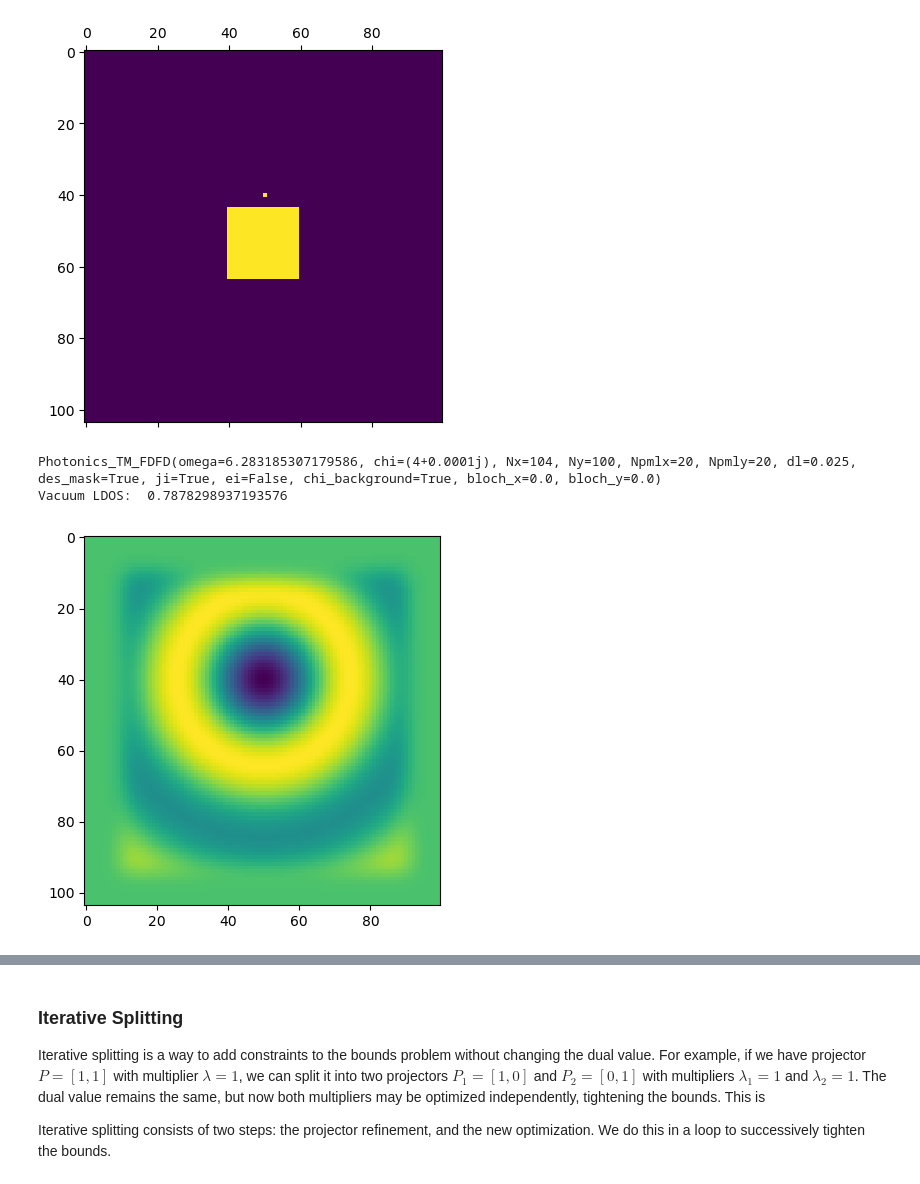
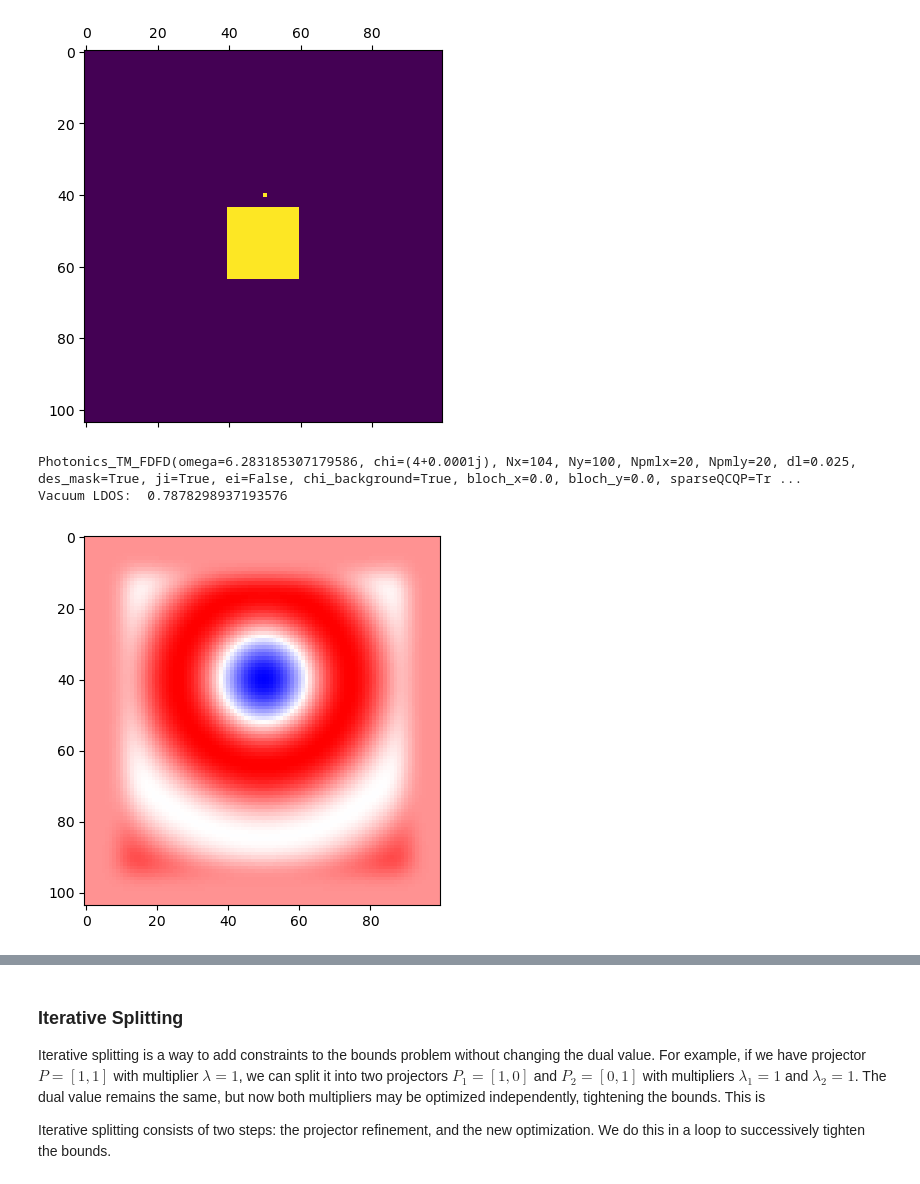
Before and after one commit to rjustincardona/dolphindes, a Jupyter notebook: examples/limits/LDOS.ipynb, the cells around one changed output, grey strips where cells are left out. Saved outputs shown, nothing was run; the diff lists cells and outputs as text; code cells hidden in the pictures.

```diff
--- a/examples/limits/LDOS.ipynb
+++ b/examples/limits/LDOS.ipynb
@@ -67,21 +67,22 @@ plt.matshow(design_mask + np.real(ji)*dl*dl) # visualize where the mask and the
 # %%
 # Let's now initiate the photonics TM FDFD class. Leave the objective empty for now, let's use the class to compute the source field first.
 # s0 and A0 do not have to be passed now, and in general don't need to be passed to do some EM calculations.
+# note that we are specifying the sparse QCQP convention with sparseQCQP=True
 ldos_problem = photonics.Photonics_TM_FDFD(omega = omega, chi = chi, grid_size = (Nx, Ny), pml_size = (Npmlx, Npmly), dl = dl,
     des_mask = design_mask, ji=ji, chi_background=chi_background, sparseQCQP=True, A0=None, s0=None, c0=0.0)
 
 # You can print the ldos problem to see the attributes.
 print(ldos_problem)
 
 ei = ldos_problem.get_ei(ji, update=True) # update = true sets the ei to the source field. Not required if you just need to do a Maxwell solve.
-plt.imshow(np.real(ei))
+plt.imshow(np.real(ei), cmap='bwr')
 
 vac_ldos = -np.sum(1/2 * np.real(ji.conj() * ei) * dl * dl)
 print("Vacuum LDOS: ", vac_ldos)
 # %% [output]
-Photonics_TM_FDFD(omega=6.283185307179586, chi=(4+0.0001j), Nx=104, Ny=100, Npmlx=20, Npmly=20, dl=0.025, des_mask=True, ji=True, ei=False, chi_background=True, bloch_x=0.0, bloch_y=0.0)
+Photonics_TM_FDFD(omega=6.283185307179586, chi=(4+0.0001j), Nx=104, Ny=100, Npmlx=20, Npmly=20, dl=0.025, des_mask=True, ji=True, ei=False, chi_background=True, bloch_x=0.0, bloch_y=0.0, sparseQCQP=Tr ...
 Vacuum LDOS:  0.7878298937193576
-[figure, old version]
+[figure, new version]
 # %%
 # Now let's set s0. We need to restrict ei to the design region.
 ei_design = ei[ldos_problem.des_mask] # restrict the field to the design region
```
Also changed, not shown: parts of 13 cells of this notebook, 3 other files.
